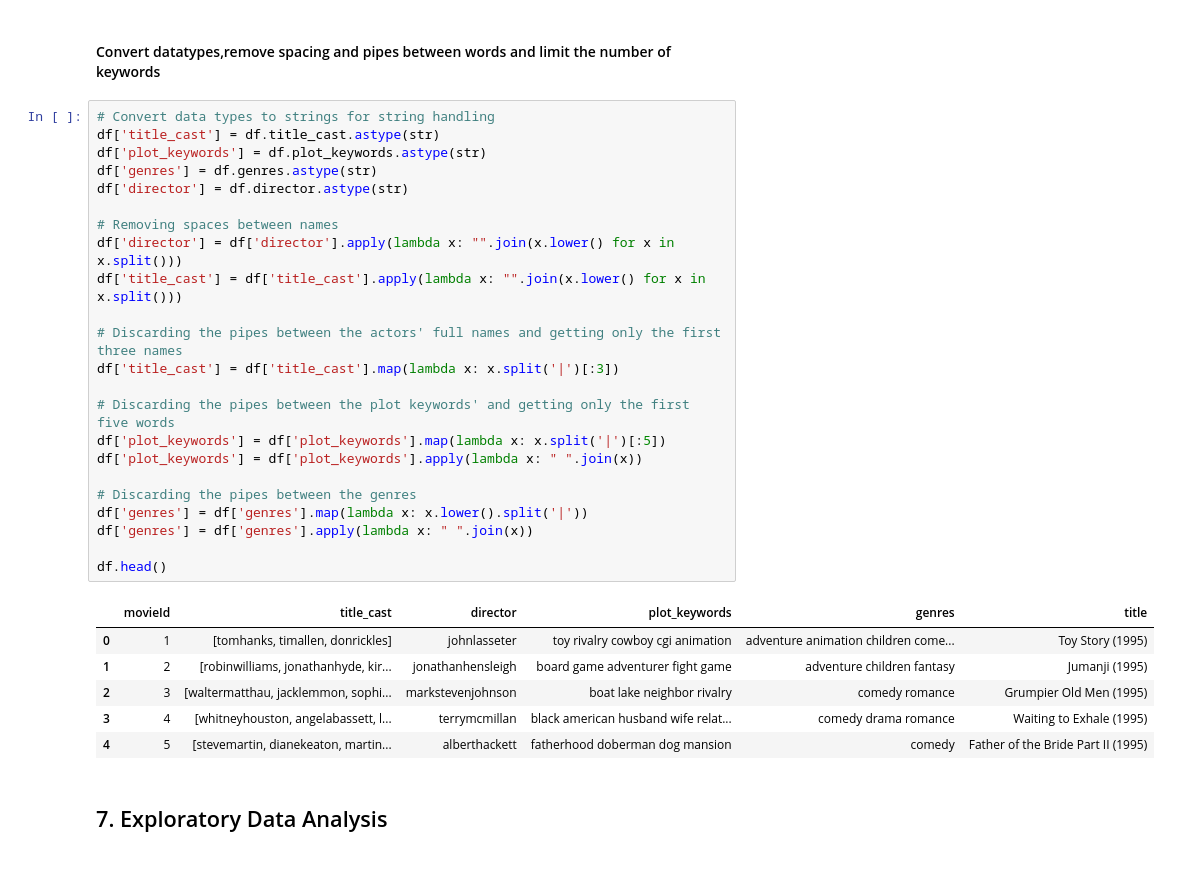
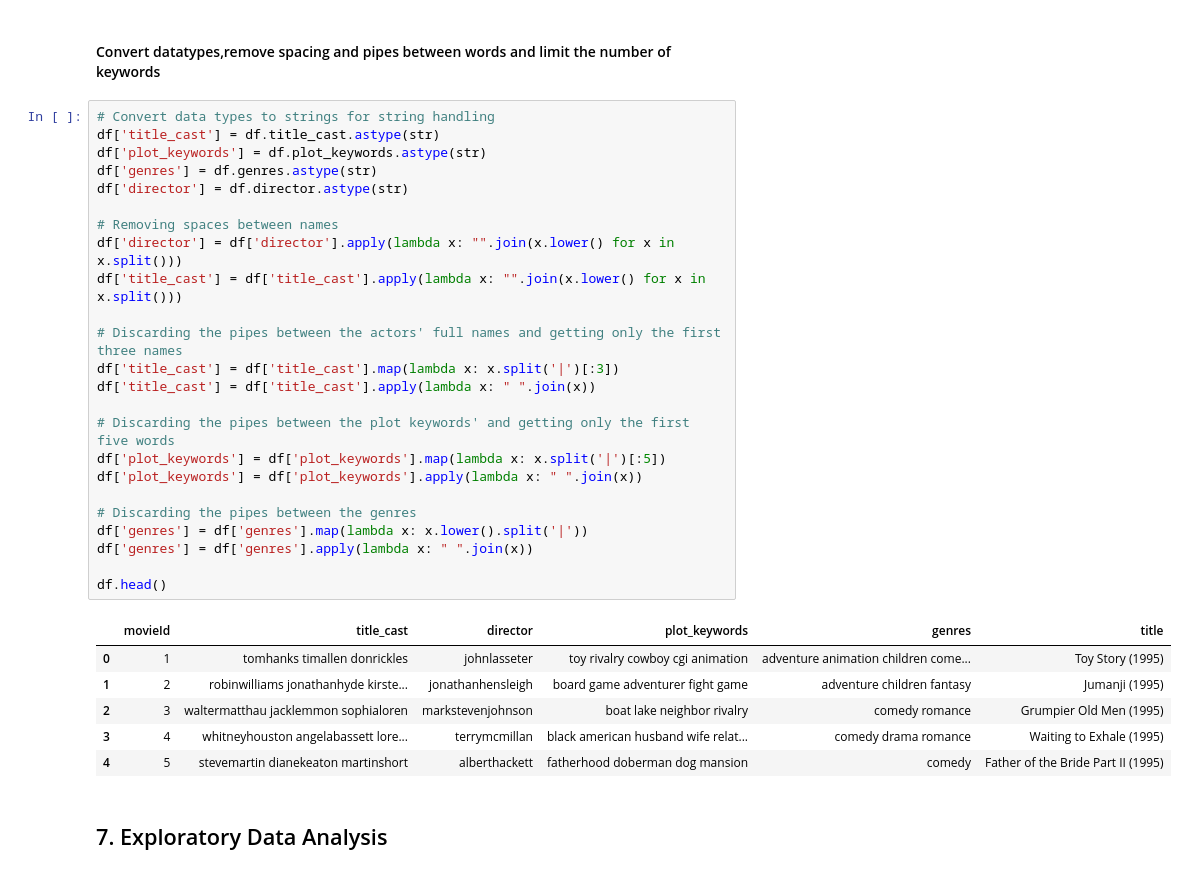
Before and after one commit to drikus-d/unsupervised-predict-streamlit-template, a Jupyter notebook: Euphrasia_Unsupervised_Notebook.ipynb, the cells around one changed output. Drawn from its saved outputs; the diff is of its cells as text.

```diff
--- a/Euphrasia_Unsupervised_Notebook.ipynb
+++ b/Euphrasia_Unsupervised_Notebook.ipynb
@@ -151,33 +154,34 @@ df.head()
 # %%
 # Convert data types to strings for string handling
 df['title_cast'] = df.title_cast.astype(str)
 df['plot_keywords'] = df.plot_keywords.astype(str)
 df['genres'] = df.genres.astype(str)
 df['director'] = df.director.astype(str)
 
 # Removing spaces between names
 df['director'] = df['director'].apply(lambda x: "".join(x.lower() for x in x.split()))
 df['title_cast'] = df['title_cast'].apply(lambda x: "".join(x.lower() for x in x.split()))
 
 # Discarding the pipes between the actors' full names and getting only the first three names
 df['title_cast'] = df['title_cast'].map(lambda x: x.split('|')[:3])
+df['title_cast'] = df['title_cast'].apply(lambda x: " ".join(x))
 
 # Discarding the pipes between the plot keywords' and getting only the first five words
 df['plot_keywords'] = df['plot_keywords'].map(lambda x: x.split('|')[:5])
 df['plot_keywords'] = df['plot_keywords'].apply(lambda x: " ".join(x))
 
 # Discarding the pipes between the genres
 df['genres'] = df['genres'].map(lambda x: x.lower().split('|'))
 df['genres'] = df['genres'].apply(lambda x: " ".join(x))
 
 df.head()
 # %% [output]
 |  | movieId | title_cast | director | plot_keywords | genres | title |
-| 0 | 1 | [tomhanks, timallen, donrickles] | johnlasseter | toy rivalry cowboy cgi animation | adventure animation children come... | Toy Story (1995) |
-| 1 | 2 | [robinwilliams, jonathanhyde, kir... | jonathanhensleigh | board game adventurer fight game | adventure children fantasy | Jumanji (1995) |
-| 2 | 3 | [waltermatthau, jacklemmon, sophi... | markstevenjohnson | boat lake neighbor rivalry | comedy romance | Grumpier Old Men (1995) |
-| 3 | 4 | [whitneyhouston, angelabassett, l... | terrymcmillan | black american husband wife relat... | comedy drama romance | Waiting to Exhale (1995) |
-| 4 | 5 | [stevemartin, dianekeaton, martin... | alberthackett | fatherhood doberman dog mansion | comedy | Father of the Bride Part II (1995) |
+| 0 | 1 | tomhanks timallen donrickles | johnlasseter | toy rivalry cowboy cgi animation | adventure animation children come... | Toy Story (1995) |
+| 1 | 2 | robinwilliams jonathanhyde kirste... | jonathanhensleigh | board game adventurer fight game | adventure children fantasy | Jumanji (1995) |
+| 2 | 3 | waltermatthau jacklemmon sophialoren | markstevenjohnson | boat lake neighbor rivalry | comedy romance | Grumpier Old Men (1995) |
+| 3 | 4 | whitneyhouston angelabassett lore... | terrymcmillan | black american husband wife relat... | comedy drama romance | Waiting to Exhale (1995) |
+| 4 | 5 | stevemartin dianekeaton martinshort | alberthackett | fatherhood doberman dog mansion | comedy | Father of the Bride Part II (1995) |
 # %% [markdown]
 ## 7. Exploratory Data Analysis
 # %%
```
Also changed, not shown: parts of 5 cells of this notebook, 1 other file.
